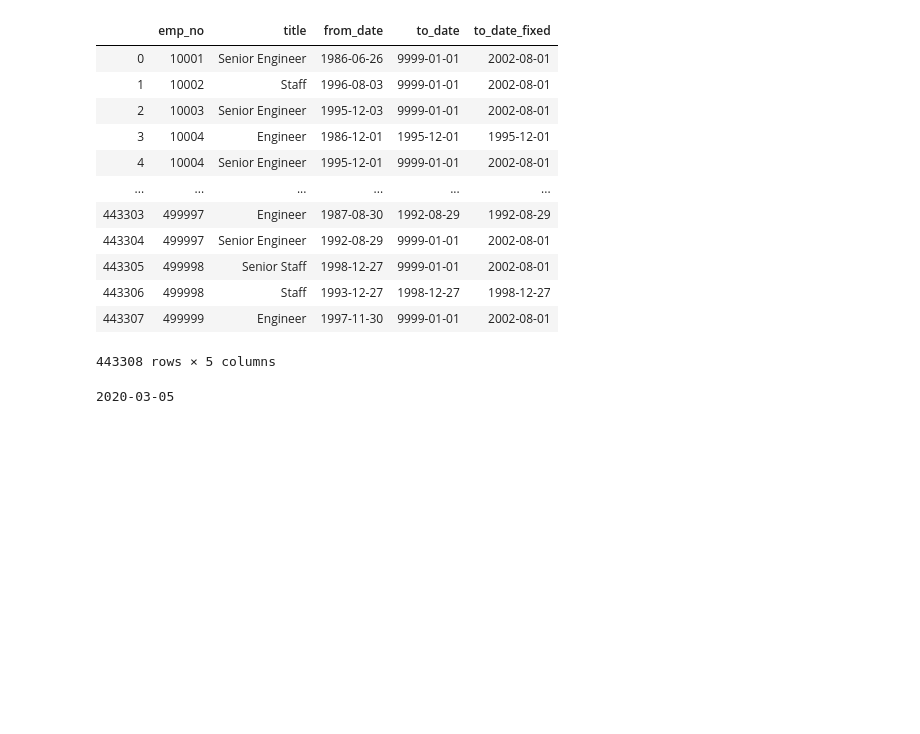
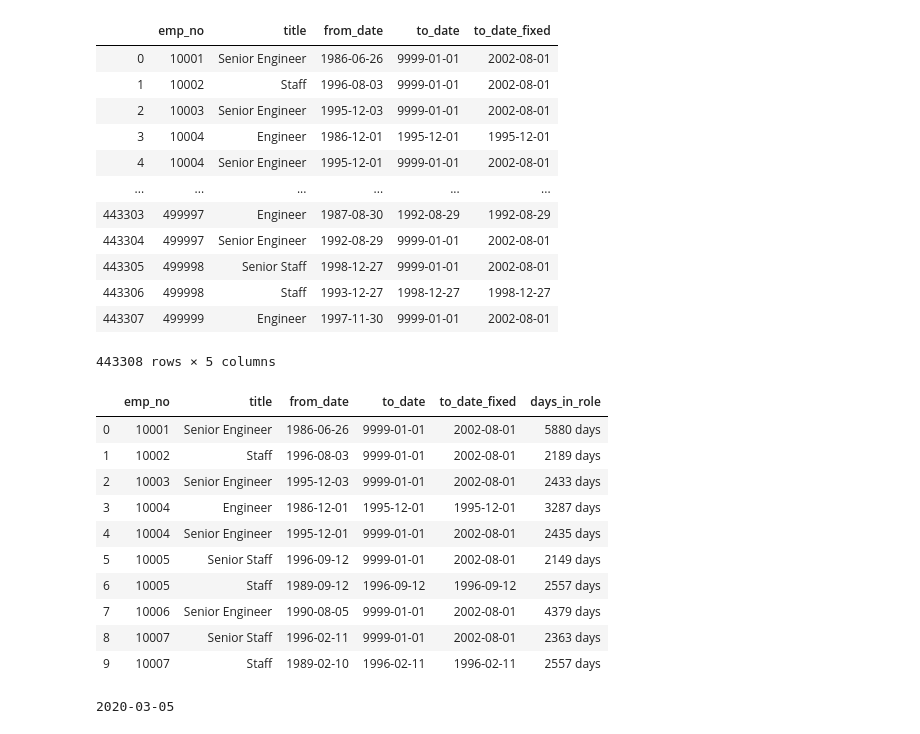
Before and after one commit to faithkane3/codeup_review, a Jupyter notebook: advanced_dataframes_practice.ipynb, the cells around one changed output. Saved outputs shown, nothing was run; the diff lists cells and outputs as text; code cells hidden in the pictures; blank space fills up the shorter version.

```diff
--- a/advanced_dataframes_practice.ipynb
+++ b/advanced_dataframes_practice.ipynb
@@ -352,0 +351,15 @@ titles
+# %%
+titles['days_in_role'] = titles['to_date_fixed'] - titles['from_date']
+titles.head(10)
+# %% [output]
+|  | emp_no | title | from_date | to_date | to_date_fixed | days_in_role |
+| 0 | 10001 | Senior Engineer | 1986-06-26 | 9999-01-01 | 2002-08-01 | 5880 days |
+| 1 | 10002 | Staff | 1996-08-03 | 9999-01-01 | 2002-08-01 | 2189 days |
+| 2 | 10003 | Senior Engineer | 1995-12-03 | 9999-01-01 | 2002-08-01 | 2433 days |
+| 3 | 10004 | Engineer | 1986-12-01 | 1995-12-01 | 1995-12-01 | 3287 days |
+| 4 | 10004 | Senior Engineer | 1995-12-01 | 9999-01-01 | 2002-08-01 | 2435 days |
+| 5 | 10005 | Senior Staff | 1996-09-12 | 9999-01-01 | 2002-08-01 | 2149 days |
+| 6 | 10005 | Staff | 1989-09-12 | 1996-09-12 | 1996-09-12 | 2557 days |
+| 7 | 10006 | Senior Engineer | 1990-08-05 | 9999-01-01 | 2002-08-01 | 4379 days |
+| 8 | 10007 | Senior Staff | 1996-02-11 | 9999-01-01 | 2002-08-01 | 2363 days |
+| 9 | 10007 | Staff | 1989-02-10 | 1996-02-11 | 1996-02-11 | 2557 days |
```
Also changed, not shown: parts of 6 cells of this notebook.
